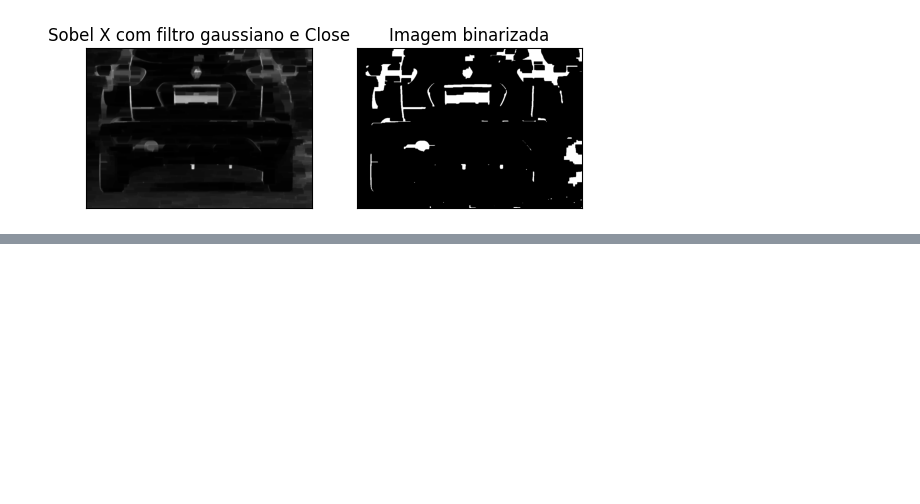
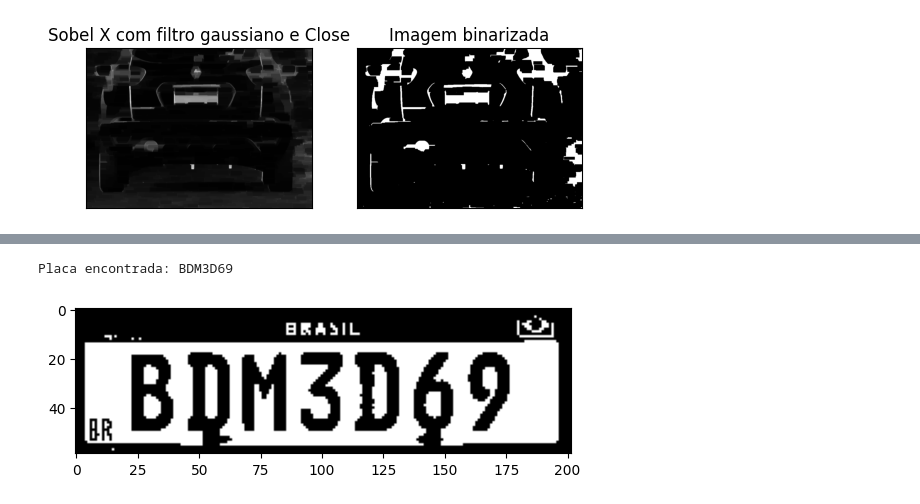
Before and after one commit to marcalhenrique/estudos, a Jupyter notebook: visao_computacional/placa_de_carro/placa_de_carro.ipynb, the cells around one changed output, grey strips where cells are left out. Cells and saved outputs as stored; diff of their text form; code cells hidden in the pictures; blank space fills up the shorter version.

Commit message:
final do estudo de placa de carro

```diff
--- a/visao_computacional/placa_de_carro/placa_de_carro.ipynb
+++ b/visao_computacional/placa_de_carro/placa_de_carro.ipynb
@@ -591,0 +619,22 @@ plt.show()
+# %%
+contornos, hierarquia = cv2.findContours(limiarizacao, cv2.RETR_TREE, cv2.CHAIN_APPROX_SIMPLE) # Obtendo os contornos da imagem
+contornos = sorted(contornos, key=cv2.contourArea, reverse=True)[:10] # Ordenando os contornos pela área
+# %%
+for contorno in contornos:
+    x, y, w, h = cv2.boundingRect(contorno) # Obtendo as coordenadas do retângulo que envolve o contorno
+    proporcao = float(w)/h
+
+    if proporcao >= 3.0 and proporcao <= 3.5:
+        placa = img[y:y+h, x:x+w]
+        break
+
+valor, placa = cv2.threshold(placa, 0, 255, cv2.THRESH_BINARY | cv2.THRESH_OTSU)
+placa = clear_border(placa)
+plt.imshow(placa, cmap='gray') # Exibindo a imagem em tons de cinza
+
+text = tess.image_to_string(placa, lang = 'por', config=config_tess)
+text = re.search(regex, text)
+print("Placa encontrada:", text.group(0))
+# %% [output]
+Placa encontrada: BDM3D69
+[figure, added]
```
Also changed, not shown: parts of 6 cells of this notebook.
